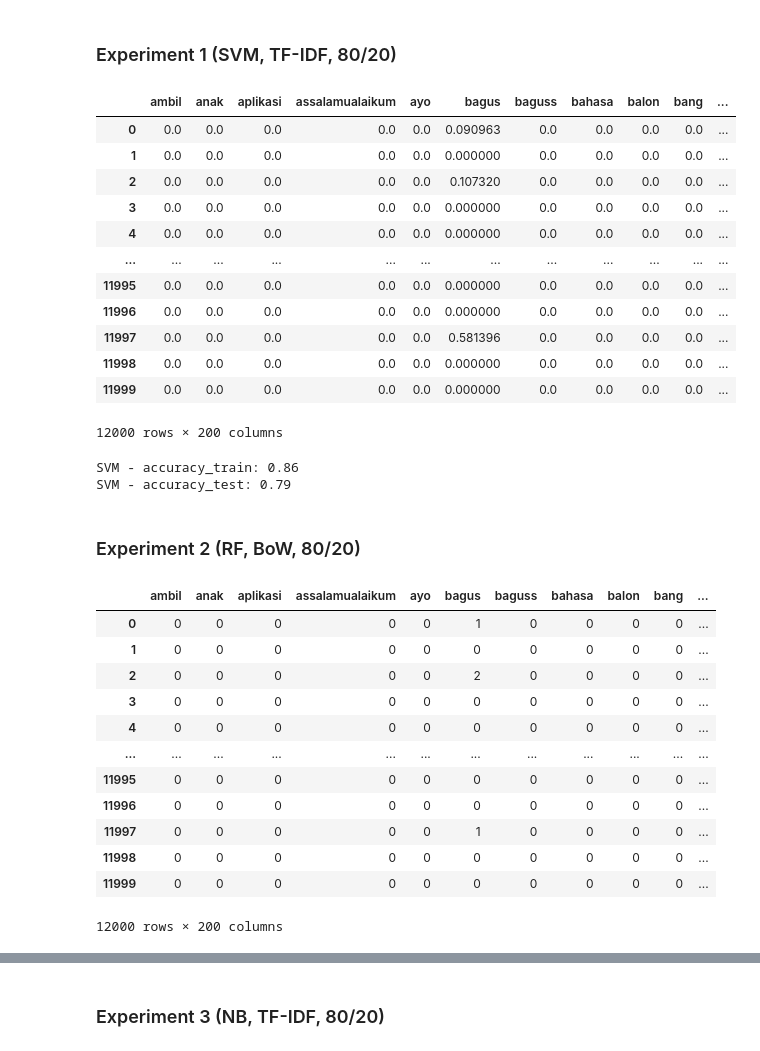
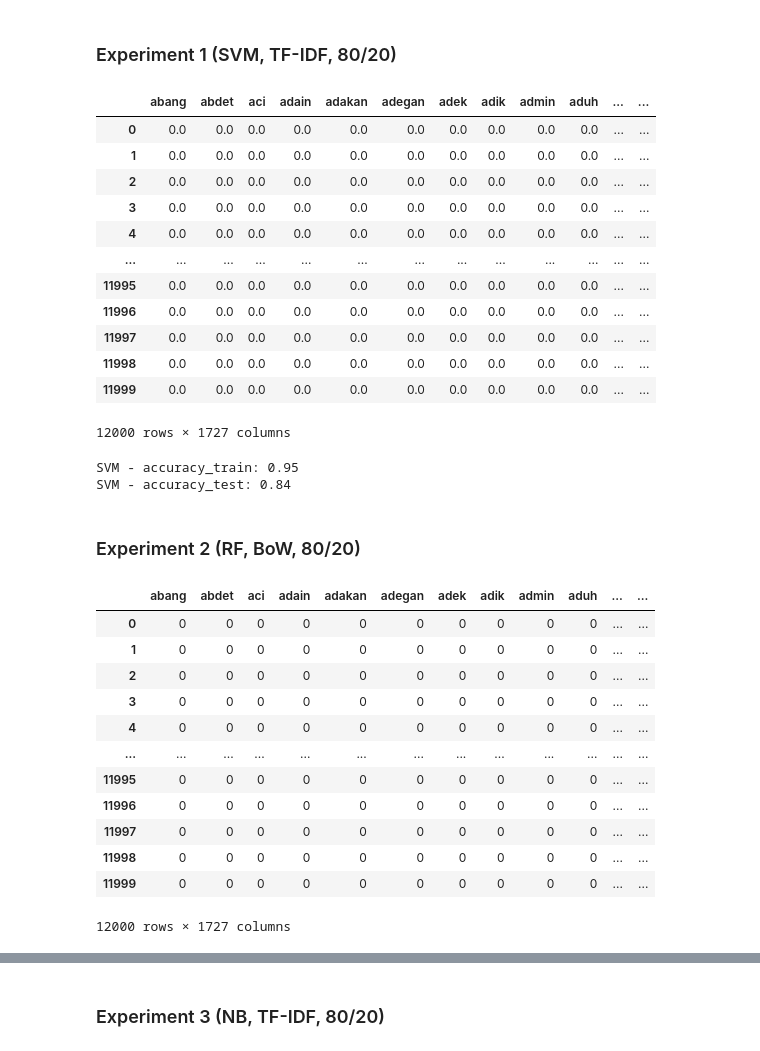
Before and after one commit to Refanz/sentiment-analysis-game-evil-nun2-origins, a Jupyter notebook: notebook.ipynb, the cells around one changed output, grey strips where cells are left out. Saved outputs shown, nothing was run; the diff lists cells and outputs as text; code cells hidden in the pictures.

```diff
--- a/notebook.ipynb
+++ b/notebook.ipynb
@@ -432,7 +434,7 @@ slangwords = {"@": "di", "abis": "habis", "wtb": "beli", "masi": "masih", "wts":
               "ista": "nista", "less": "kurang", "koar": "teriak", "paranoid": "takut", "problem": "masalah",
               "tahi": "kotoran", "tirani": "tiran", "tilep": "tilap", "happy": "bahagia", "tak": "tidak",
               "penertiban": "tertib", "uasai": "kuasa", "mnolak": "tolak", "trending": "trend", "taik": "tahi",
-              "wkwkkw": "tertawa", "ahokncc": "ahok", "istaa": "nista", "benarjujur": "jujur", "mgkin": "mungkin"}
+              "wkwkkw": "tertawa", "ahokncc": "ahok", "istaa": "nista", "benarjujur": "jujur", "mgkin": "mungkin", "bagu": "bagus"}
 # %%
 # Mengubah kata slang menjadi formal
 def fix_slangwords(text):
@@ -727,27 +733,27 @@ y = clean_df['polarity']
 ### Experiment 1 (SVM, TF-IDF, 80/20)
 # %%
 # Ekstraksi fitur dengan TF-IDF
-tfidf = TfidfVectorizer(max_features=200, min_df=5, max_df=0.8)
+tfidf = TfidfVectorizer(max_features=2000, min_df=5, max_df=0.8)
 X_tfidf = tfidf.fit_transform(X)
 
 # Konversi hasil ekstra
 features_df = pd.DataFrame(X_tfidf.toarray(), columns=tfidf.get_feature_names_out())
 
 # Menampilkan hasil ekstraksi fitur
 features_df
 # %% [output]
-|  | ambil | anak | aplikasi | assalamualaikum | ayo | bagus | baguss | bahasa | balon | bang | ... |
-| 0 | 0.0 | 0.0 | 0.0 | 0.0 | 0.0 | 0.090963 | 0.0 | 0.0 | 0.0 | 0.0 | ... |
-| 1 | 0.0 | 0.0 | 0.0 | 0.0 | 0.0 | 0.000000 | 0.0 | 0.0 | 0.0 | 0.0 | ... |
-| 2 | 0.0 | 0.0 | 0.0 | 0.0 | 0.0 | 0.107320 | 0.0 | 0.0 | 0.0 | 0.0 | ... |
-| 3 | 0.0 | 0.0 | 0.0 | 0.0 | 0.0 | 0.000000 | 0.0 | 0.0 | 0.0 | 0.0 | ... |
-| 4 | 0.0 | 0.0 | 0.0 | 0.0 | 0.0 | 0.000000 | 0.0 | 0.0 | 0.0 | 0.0 | ... |
-| ... | ... | ... | ... | ... | ... | ... | ... | ... | ... | ... | ... |
-| 11995 | 0.0 | 0.0 | 0.0 | 0.0 | 0.0 | 0.000000 | 0.0 | 0.0 | 0.0 | 0.0 | ... |
-| 11996 | 0.0 | 0.0 | 0.0 | 0.0 | 0.0 | 0.000000 | 0.0 | 0.0 | 0.0 | 0.0 | ... |
-| 11997 | 0.0 | 0.0 | 0.0 | 0.0 | 0.0 | 0.581396 | 0.0 | 0.0 | 0.0 | 0.0 | ... |
-| 11998 | 0.0 | 0.0 | 0.0 | 0.0 | 0.0 | 0.000000 | 0.0 | 0.0 | 0.0 | 0.0 | ... |
-| 11999 | 0.0 | 0.0 | 0.0 | 0.0 | 0.0 | 0.000000 | 0.0 | 0.0 | 0.0 | 0.0 | ... |
+|  | abang | abdet | aci | adain | adakan | adegan | adek | adik | admin | aduh | ... | ... |
+| 0 | 0.0 | 0.0 | 0.0 | 0.0 | 0.0 | 0.0 | 0.0 | 0.0 | 0.0 | 0.0 | ... | ... |
+| 1 | 0.0 | 0.0 | 0.0 | 0.0 | 0.0 | 0.0 | 0.0 | 0.0 | 0.0 | 0.0 | ... | ... |
+| 2 | 0.0 | 0.0 | 0.0 | 0.0 | 0.0 | 0.0 | 0.0 | 0.0 | 0.0 | 0.0 | ... | ... |
+| 3 | 0.0 | 0.0 | 0.0 | 0.0 | 0.0 | 0.0 | 0.0 | 0.0 | 0.0 | 0.0 | ... | ... |
+| 4 | 0.0 | 0.0 | 0.0 | 0.0 | 0.0 | 0.0 | 0.0 | 0.0 | 0.0 | 0.0 | ... | ... |
+| ... | ... | ... | ... | ... | ... | ... | ... | ... | ... | ... | ... | ... |
+| 11995 | 0.0 | 0.0 | 0.0 | 0.0 | 0.0 | 0.0 | 0.0 | 0.0 | 0.0 | 0.0 | ... | ... |
+| 11996 | 0.0 | 0.0 | 0.0 | 0.0 | 0.0 | 0.0 | 0.0 | 0.0 | 0.0 | 0.0 | ... | ... |
+| 11997 | 0.0 | 0.0 | 0.0 | 0.0 | 0.0 | 0.0 | 0.0 | 0.0 | 0.0 | 0.0 | ... | ... |
+| 11998 | 0.0 | 0.0 | 0.0 | 0.0 | 0.0 | 0.0 | 0.0 | 0.0 | 0.0 | 0.0 | ... | ... |
+| 11999 | 0.0 | 0.0 | 0.0 | 0.0 | 0.0 | 0.0 | 0.0 | 0.0 | 0.0 | 0.0 | ... | ... |
-12000 rows × 200 columns
+12000 rows × 1727 columns
 # %%
 # Membagi data menjadi data latih dan data uji
@@ -755,29 +761,29 @@ X_train, X_test, y_train, y_test = train_test_split(X_tfidf, y, test_size=0.2, r
 # %%
 # Membuat objek model SVM
-svm = SVC()
+svm = SVC(random_state=42)
 
 # Melatih model SVM pada data pelatihan
-svm.fit(X_train.toarray(), y_train)
+svm.fit(X_train_svm.toarray(), y_train_svm)
 
 # Prediksi sentimen pada data pelatihan dan data uji
-y_pred_train_svm = svm.predict(X_train.toarray())
-y_pred_test_svm = svm.predict(X_test.toarray())
+y_pred_train_svm = svm.predict(X_train_svm.toarray())
+y_pred_test_svm = svm.predict(X_test_svm.toarray())
 
 # Evaluasi akurasi model SVM
-accuracy_score_train_svm = accuracy_score(y_pred_train_svm, y_train)
-accuracy_score_test_svm = accuracy_score(y_pred_test_svm, y_test)
+accuracy_score_train_svm = accuracy_score(y_pred_train_svm, y_train_svm)
+accuracy_score_test_svm = accuracy_score(y_pred_test_svm, y_test_svm)
 
 # Menampilkan akurasi
 print(f"SVM - accuracy_train: {accuracy_score_train_svm:.2f} ")
 print(f"SVM - accuracy_test: {accuracy_score_test_svm:.2f}", )
 # %% [output]
-SVM - accuracy_train: 0.86
-SVM - accuracy_test: 0.79
+SVM - accuracy_train: 0.95
+SVM - accuracy_test: 0.84
 # %% [markdown]
 ### Experiment 2 (RF, BoW, 80/20)
 # %%
 # Inisialisasi object CountVectorizer
-count_vectorizer = CountVectorizer(max_features=200, min_df=5, max_df=0.8)
+count_vectorizer = CountVectorizer(max_features=2000, min_df=5, max_df=0.8)
 
 # Ekstraksi fitur dengan CountVectorizer
 bow_matrix = count_vectorizer.fit_transform(X)
@@ -788,18 +794,18 @@ features_df = pd.DataFrame(bow_matrix.toarray(), columns=count_vectorizer.get_fe
 # Menampilkan hasil ekstraksi fitur
 features_df
 # %% [output]
-|  | ambil | anak | aplikasi | assalamualaikum | ayo | bagus | baguss | bahasa | balon | bang | ... |
-| 0 | 0 | 0 | 0 | 0 | 0 | 1 | 0 | 0 | 0 | 0 | ... |
-| 1 | 0 | 0 | 0 | 0 | 0 | 0 | 0 | 0 | 0 | 0 | ... |
-| 2 | 0 | 0 | 0 | 0 | 0 | 2 | 0 | 0 | 0 | 0 | ... |
-| 3 | 0 | 0 | 0 | 0 | 0 | 0 | 0 | 0 | 0 | 0 | ... |
-| 4 | 0 | 0 | 0 | 0 | 0 | 0 | 0 | 0 | 0 | 0 | ... |
-| ... | ... | ... | ... | ... | ... | ... | ... | ... | ... | ... | ... |
-| 11995 | 0 | 0 | 0 | 0 | 0 | 0 | 0 | 0 | 0 | 0 | ... |
-| 11996 | 0 | 0 | 0 | 0 | 0 | 0 | 0 | 0 | 0 | 0 | ... |
-| 11997 | 0 | 0 | 0 | 0 | 0 | 1 | 0 | 0 | 0 | 0 | ... |
-| 11998 | 0 | 0 | 0 | 0 | 0 | 0 | 0 | 0 | 0 | 0 | ... |
-| 11999 | 0 | 0 | 0 | 0 | 0 | 0 | 0 | 0 | 0 | 0 | ... |
+|  | abang | abdet | aci | adain | adakan | adegan | adek | adik | admin | aduh | ... | ... |
+| 0 | 0 | 0 | 0 | 0 | 0 | 0 | 0 | 0 | 0 | 0 | ... | ... |
+| 1 | 0 | 0 | 0 | 0 | 0 | 0 | 0 | 0 | 0 | 0 | ... | ... |
+| 2 | 0 | 0 | 0 | 0 | 0 | 0 | 0 | 0 | 0 | 0 | ... | ... |
+| 3 | 0 | 0 | 0 | 0 | 0 | 0 | 0 | 0 | 0 | 0 | ... | ... |
+| 4 | 0 | 0 | 0 | 0 | 0 | 0 | 0 | 0 | 0 | 0 | ... | ... |
+| ... | ... | ... | ... | ... | ... | ... | ... | ... | ... | ... | ... | ... |
+| 11995 | 0 | 0 | 0 | 0 | 0 | 0 | 0 | 0 | 0 | 0 | ... | ... |
+| 11996 | 0 | 0 | 0 | 0 | 0 | 0 | 0 | 0 | 0 | 0 | ... | ... |
+| 11997 | 0 | 0 | 0 | 0 | 0 | 0 | 0 | 0 | 0 | 0 | ... | ... |
+| 11998 | 0 | 0 | 0 | 0 | 0 | 0 | 0 | 0 | 0 | 0 | ... | ... |
+| 11999 | 0 | 0 | 0 | 0 | 0 | 0 | 0 | 0 | 0 | 0 | ... | ... |
-12000 rows × 200 columns
+12000 rows × 1727 columns
 # %%
 # Membagi data menjadi data latih dan data uji
```
Also changed, not shown: parts of 29 cells of this notebook, 1 other file.
